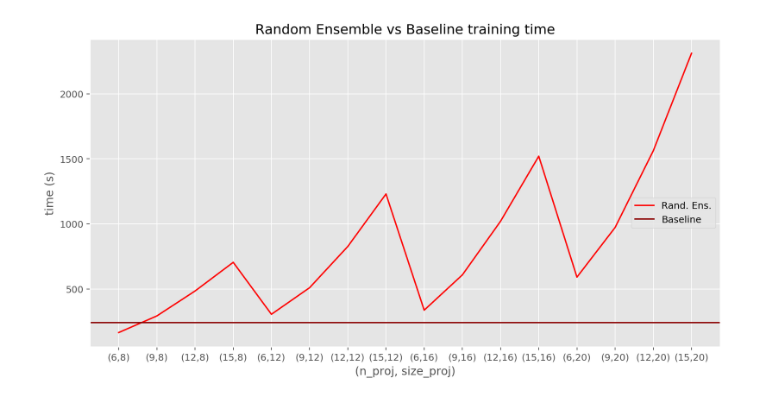
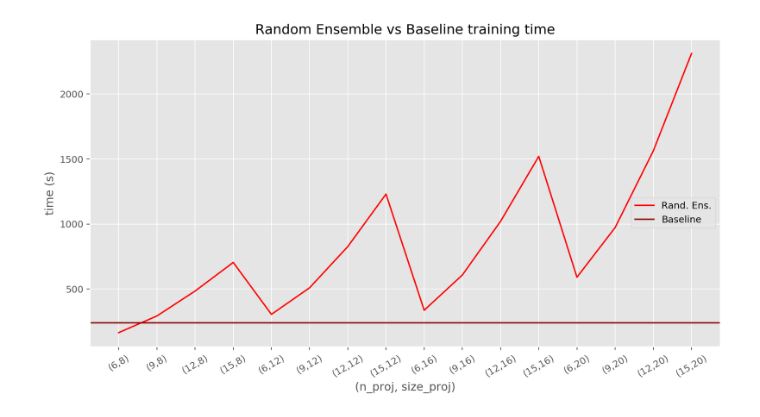
Before and after one commit to ginevracoal/adversarial_examples, a Jupyter notebook: notebooks/plots.ipynb, the cells around one changed output. Cells and saved outputs as stored; diff of their text form; code cells hidden in the pictures.

```diff
--- a/notebooks/plots.ipynb
+++ b/notebooks/plots.ipynb
@@ -62,26 +163,26 @@ plt.show()
 # %%
 # random ensemble accuracy vs evaluation set
 
 xlab = ["(6,8)","(9,8)","(12,8)","(15,8)",
         "(6,12)","(9,12)","(12,12)","(15,12)",
         "(6,16)","(9,16)","(12,16)","(15,16)",
         "(6,20)","(9,20)","(12,20)","(15,20)",]
 
 x = range(16)
 
 baseline_time = [241.90]
 randens_times = [165.15,292.95,484.45,704.72,305.62,509.99,826.70,1229.96,\
                  337.230,608.353,1020.52,1520.01,591.027,972.899,1562.45,2310.75]
 
 figure(num=None, figsize=(12, 6), dpi=180, facecolor='w', edgecolor='k')
 plt.plot(x,randens_times,color="r",label='Rand. Ens.')
 plt.axhline(y=baseline_time, color="darkred", label='Baseline')
 
 plt.xlabel('(n_proj, size_proj)')
 plt.ylabel('time (s)')
-plt.xticks(x, xlab)
+plt.xticks(x, xlab, rotation=30)
 plt.legend(loc='best',bbox_to_anchor=(0.5, 0., 0.5, 0.5))
 plt.title("Random Ensemble vs Baseline training time")
 plt.show()
 # %% [output]
-[figure, old version]
+[figure, new version]
```
Also changed, not shown: parts of 4 cells of this notebook, 3 other files.
